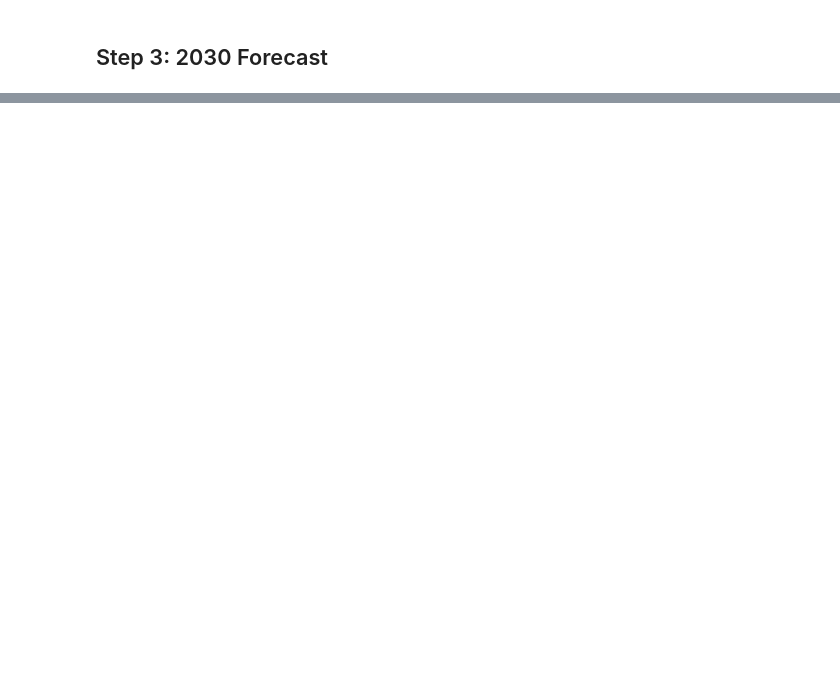
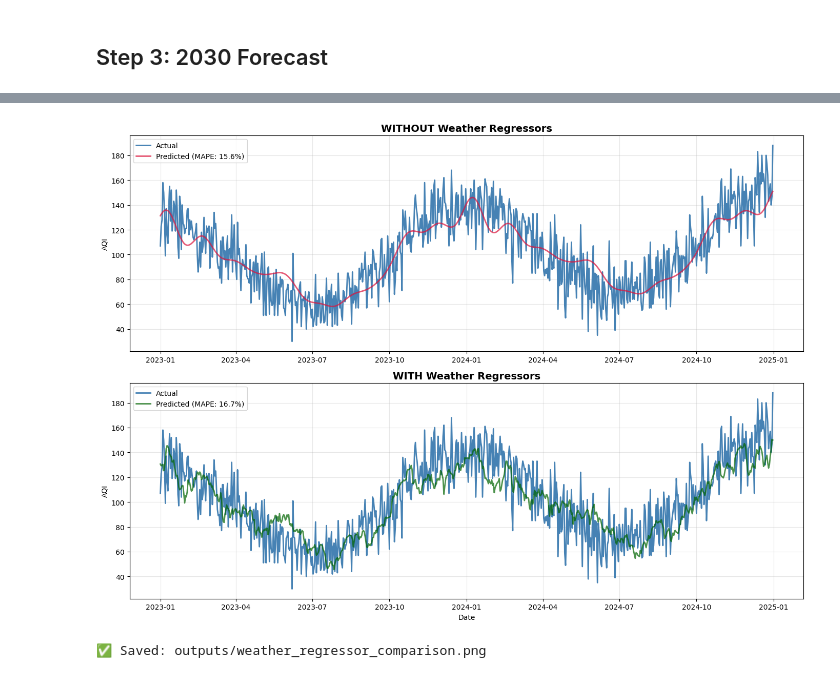
Before and after one commit to PaddyCH96/india-aqi-forecasting, a Jupyter notebook: notebooks/03_complete_analysis.ipynb, the cells around one changed output, grey strips where cells are left out. Saved outputs shown, nothing was run; the diff lists cells and outputs as text; code cells hidden in the pictures; blank space fills up the shorter version.

```diff
--- a/notebooks/03_complete_analysis.ipynb
+++ b/notebooks/03_complete_analysis.ipynb
@@ -141,0 +366,28 @@ print('✅ Components saved')
+# %%
+# Cell 15: Side-by-side Comparison
+fig, axes = plt.subplots(2, 1, figsize=(14, 10))
+
+# WITHOUT weather (original)
+axes[0].plot(results['ds'], results['y'], color='steelblue', linewidth=2, label='Actual')
+axes[0].plot(results['ds'], results['yhat'], color='crimson', linewidth=2, alpha=0.7, label=f'Predicted (MAPE: {mape:.1f}%)')
+axes[0].set_title('WITHOUT Weather Regressors', fontsize=14, fontweight='bold')
+axes[0].set_ylabel('AQI')
+axes[0].legend()
+axes[0].grid(True, alpha=0.3)
+
+# WITH weather
+axes[1].plot(results_w['ds'], results_w['y'], color='steelblue', linewidth=2, label='Actual')
+axes[1].plot(results_w['ds'], results_w['yhat'], color='darkgreen', linewidth=2, alpha=0.7, label=f'Predicted (MAPE: {mape_weather:.1f}%)')
+axes[1].set_title('WITH Weather Regressors', fontsize=14, fontweight='bold')
+axes[1].set_xlabel('Date')
+axes[1].set_ylabel('AQI')
+axes[1].legend()
+axes[1].grid(True, alpha=0.3)
+
+plt.tight_layout()
+plt.savefig('../outputs/weather_regressor_comparison.png', dpi=150)
+plt.show()
+print("✅ Saved: outputs/weather_regressor_comparison.png")
+# %% [output]
+[figure, added]
+✅ Saved: outputs/weather_regressor_comparison.png
```
Also changed, not shown: parts of 21 cells of this notebook, 3 other files.
